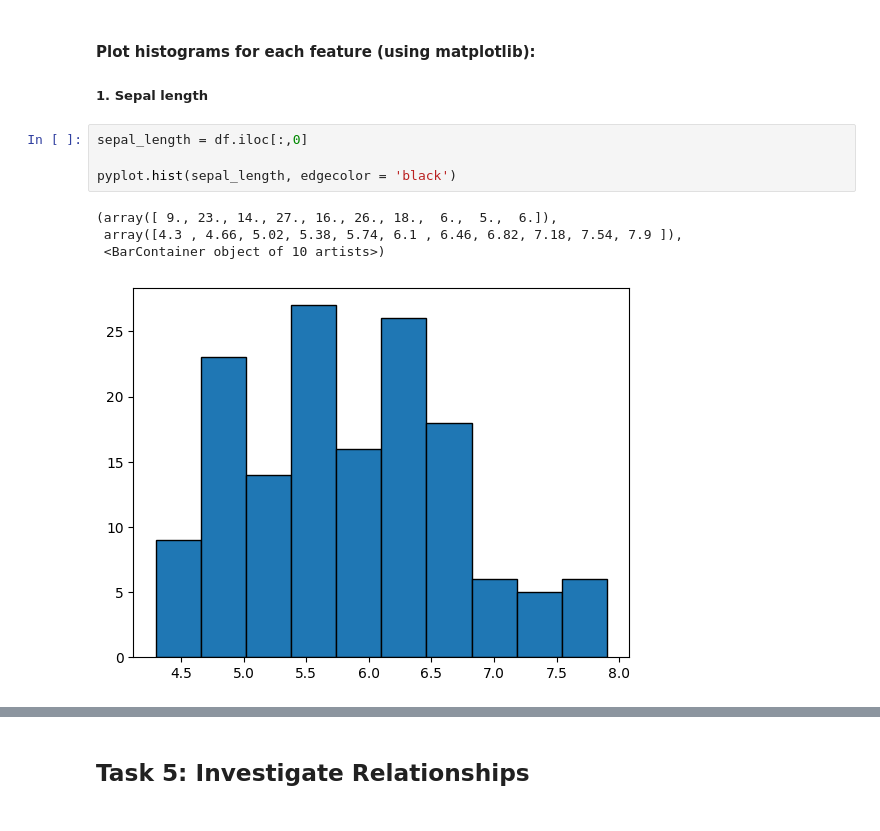
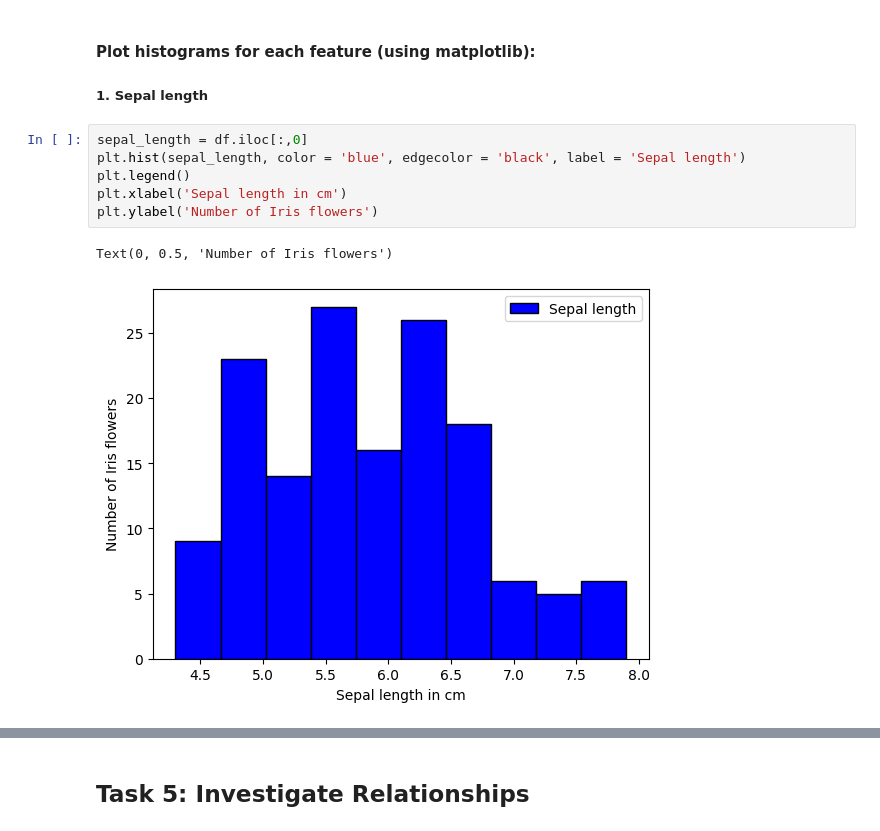
Before and after one commit to zoeharlowe/principles_of_data_analytics, a Jupyter notebook: tasks.ipynb, the cells around one changed output, grey strips where cells are left out. Saved outputs shown, nothing was run; the diff lists cells and outputs as text.

Commit message:
Completed creation of histograms in Task 4

```diff
--- a/tasks.ipynb
+++ b/tasks.ipynb
@@ -136,12 +141,12 @@ df.describe()
 # %% [markdown]
 #### Plot histograms for each feature (using matplotlib):
 ##### 1. Sepal length
-# %%
-sepal_length = df.iloc[:,0]
-
-pyplot.hist(sepal_length, edgecolor = 'black')
-# %% [output]
-(array([ 9., 23., 14., 27., 16., 26., 18.,  6.,  5.,  6.]),
- array([4.3 , 4.66, 5.02, 5.38, 5.74, 6.1 , 6.46, 6.82, 7.18, 7.54, 7.9 ]),
- <BarContainer object of 10 artists>)
-[figure, removed]
+# %%
+sepal_length = df.iloc[:,0]
+plt.hist(sepal_length, color = 'blue', edgecolor = 'black', label = 'Sepal length')
+plt.legend()
+plt.xlabel('Sepal length in cm')
+plt.ylabel('Number of Iris flowers')
+# %% [output]
+Text(0, 0.5, 'Number of Iris flowers')
+[figure, added]
```
Also changed, not shown: parts of 8 cells of this notebook.
